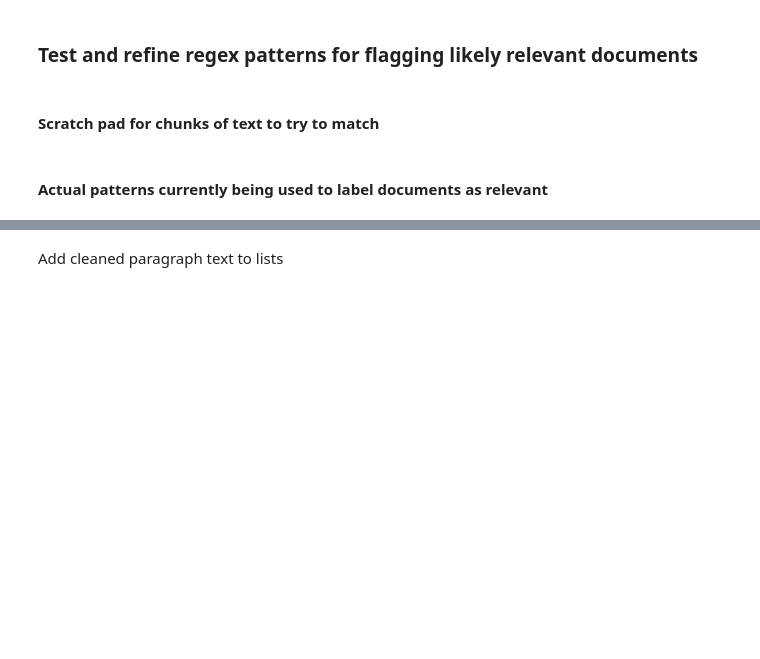
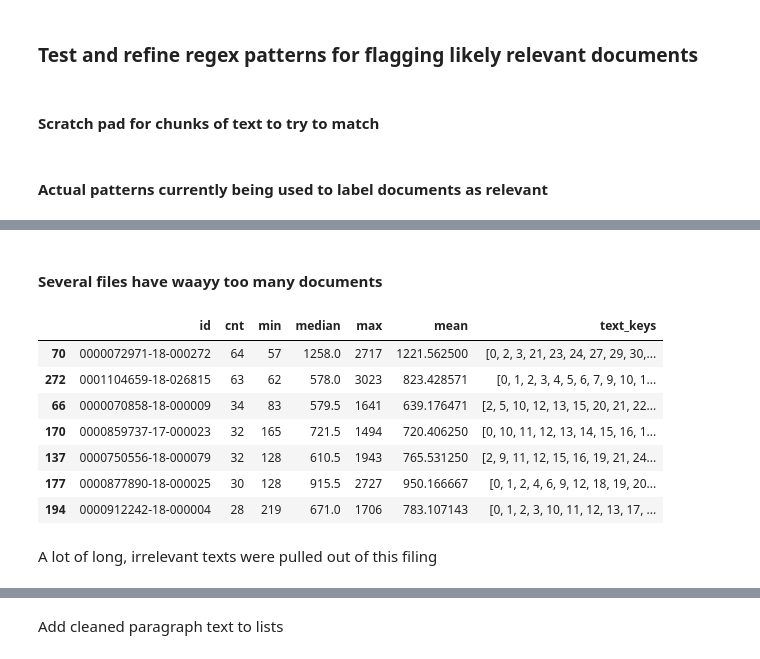
Before and after one commit to suhasinipallai/New_constructs, a Jupyter notebook: jj-eda.ipynb, the cells around one changed output, grey strips where cells are left out. Saved outputs shown, nothing was run; the diff lists cells and outputs as text; code cells hidden in the pictures; blank space fills up the shorter version.

```diff
--- a/jj-eda.ipynb
+++ b/jj-eda.ipynb
@@ -569,5 +585,2 @@ r"(approximately )?([$]?)([0-9]{1,4}[.]?[0-9]{0,4}) (m|b)illion ((shares|of|our|
 
 reg_list = [re.compile(x, re.I) for x in pat_list]
-# %%
-test_str = 'approximately $2.3 billion remained under the authorization'
-re.search(pattern=re.compile(pat_list[18], re.I), string=test_str)
@@ -578,0 +640,7 @@ pos_keys = set(); neg_keys = set()
+# %%
+nonum_pats = [r"^[^\d]*$",
+    r"^[^\d]*\d{1,2}[^\d]*$",
+    r"^([^\d]+(\d{1,2}[^\d]{2,}){1,5}\d{1,3}[^\d]*)$",
+    r"^((\d{1,3}[^\d]{2,}){1,4}\d{1,2}[^\d]*)$"]
+year_and_num = re.compile(r"20[0-2][0-9].*[0-9]{1,3}.*|[0-9]{1,3}.*20[0-2][0-9]", re.I)
+nonum_regs = [re.compile(x) for x in nonum_pats]
@@ -578,0 +649,27 @@ pos_keys = set(); neg_keys = set()
+# %%
+pos_list = []; pos_key_list = []; neg_list = []; neg_key_list = [];
+pos_keys = set(); neg_keys = set()
+
+space_pat = re.compile(r"\s+")
+para_dict_2 = {}
+for idx, k in enumerate(para_dict.keys()):
+    doc_dict = {}
+    text_dict = {}
+    for k2, v2 in para_dict[k]['text'].items():
+        para = re.sub(space_pat, ' ', para_dict[k]['text'][k2].replace('\n', ' ')).replace(' ,',',')
+        # Remove texts that match exclusion patterns
+        if not any(reg.search(para) for reg in nonum_regs) and k2 not in para_dict[k]['df'].keys():
+            text_dict[k2] = para
+            if any(reg.search(para) for reg in reg_list):
+                pos_list.append(para)
+                pos_key_list.append(k)
+                pos_keys.add(k)
+            else:
+                neg_list.append(para)
+                neg_key_list.append(k)
+                neg_keys.add(k)
+    doc_dict['text'] = text_dict
+    para_dict_2[k] = doc_dict
+    idx += 1
+    if idx >= 300:
+        break
@@ -578,0 +690,3 @@ pos_keys = set(); neg_keys = set()
+# %%
+len_cols = ['id','cnt',  'min', 'median', 'max', 'mean', 'text_keys']
+len_df_2 = pd.DataFrame([para_dict_2[x]['len_smry'] for x in para_dict_2.keys()], columns=len_cols)
@@ -578,0 +707,15 @@ pos_keys = set(); neg_keys = set()
+# %% [markdown]
+#### Several files have waayy too many documents
+# %%
+len_df_2.sort_values('cnt', ascending=False).head(7)
+# %% [output]
+|  | id | cnt | min | median | max | mean | text_keys |
+| 70 | 0000072971-18-000272 | 64 | 57 | 1258.0 | 2717 | 1221.562500 | [0, 2, 3, 21, 23, 24, 27, 29, 30,... |
+| 272 | 0001104659-18-026815 | 63 | 62 | 578.0 | 3023 | 823.428571 | [0, 1, 2, 3, 4, 5, 6, 7, 9, 10, 1... |
+| 66 | 0000070858-18-000009 | 34 | 83 | 579.5 | 1641 | 639.176471 | [2, 5, 10, 12, 13, 15, 20, 21, 22... |
+| 170 | 0000859737-17-000023 | 32 | 165 | 721.5 | 1494 | 720.406250 | [0, 10, 11, 12, 13, 14, 15, 16, 1... |
+| 137 | 0000750556-18-000079 | 32 | 128 | 610.5 | 1943 | 765.531250 | [2, 9, 11, 12, 15, 16, 19, 21, 24... |
+| 177 | 0000877890-18-000025 | 30 | 128 | 915.5 | 2727 | 950.166667 | [0, 1, 2, 4, 6, 9, 12, 18, 19, 20... |
+| 194 | 0000912242-18-000004 | 28 | 219 | 671.0 | 1706 | 783.107143 | [0, 1, 2, 3, 10, 11, 12, 13, 17, ... |
+# %% [markdown]
+A lot of long, irrelevant texts were pulled out of this filing
```
Also changed, not shown: parts of 73 cells of this notebook.
